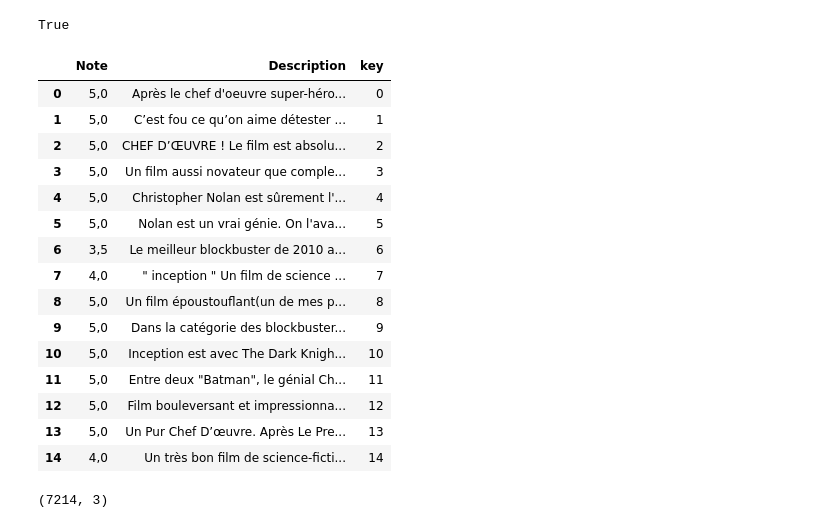
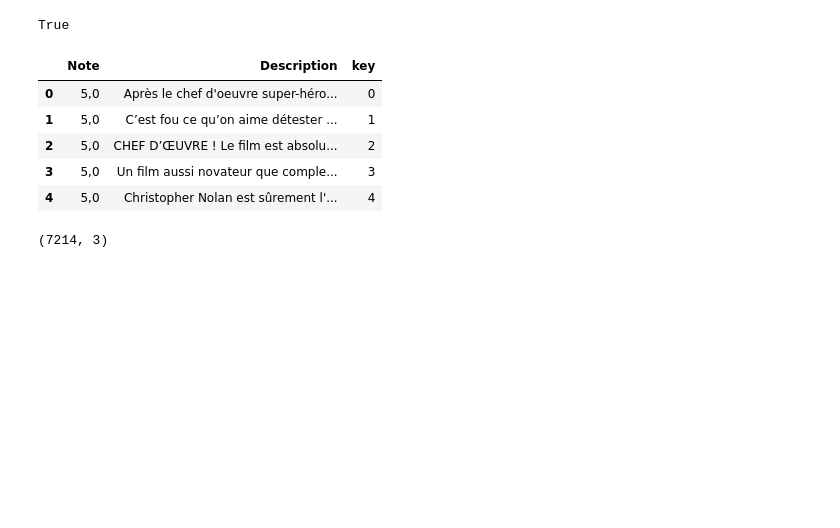
Before and after one commit to aggie7777/Jedha-Projects, a Jupyter notebook: Bloc4-analyse_unstructured_data/Analyse_sentiments_fre/allomovie_pen.ipynb, the cells around one changed output. Cells and saved outputs as stored; diff of their text form; code cells hidden in the pictures; blank space fills up the shorter version.

```diff
--- a/Bloc4-analyse_unstructured_data/Analyse_sentiments_fre/allomovie_pen.ipynb
+++ b/Bloc4-analyse_unstructured_data/Analyse_sentiments_fre/allomovie_pen.ipynb
@@ -54,6 +54,20 @@ np.random.seed(123)
 [nltk_data] Downloading package universal_tagset to
 [nltk_data]     C:\Users\Administrateur\AppData\Roaming\nltk_data...
 [nltk_data]   Package universal_tagset is already up-to-date!
+# %%
+import random
+random.seed(42)
+import matplotlib.pyplot as plt
+import seaborn as sns
+
+# Inline plots in Jupyter notebooks
+%matplotlib inline
+
+# better display of review text in dataframes
+pd.set_option('display.max_colwidth', 15)
+
+# Seaborn style
+sns.set(style="whitegrid")
 # %%
 import nltk
 nltk.download('stopwords')
@@ -79,24 +93,14 @@ True
 data = pd.read_csv("allocine_inception_avis9.csv")
 # %%
 # show top five rows of data
-data.head(15)
+data.head()
 # %% [output]
 |  | Note | Description | key |
 | 0 | 5,0 | Après le chef d'oeuvre super-héro... | 0 |
 | 1 | 5,0 | C’est fou ce qu’on aime détester ... | 1 |
 | 2 | 5,0 | CHEF D’ŒUVRE ! Le film est absolu... | 2 |
 | 3 | 5,0 | Un film aussi novateur que comple... | 3 |
 | 4 | 5,0 | Christopher Nolan est sûrement l'... | 4 |
-| 5 | 5,0 | Nolan est un vrai génie. On l'ava... | 5 |
-| 6 | 3,5 | Le meilleur blockbuster de 2010 a... | 6 |
-| 7 | 4,0 | " inception " Un film de science ... | 7 |
-| 8 | 5,0 | Un film époustouflant(un de mes p... | 8 |
-| 9 | 5,0 | Dans la catégorie des blockbuster... | 9 |
-| 10 | 5,0 | Inception est avec The Dark Knigh... | 10 |
-| 11 | 5,0 | Entre deux "Batman", le génial Ch... | 11 |
-| 12 | 5,0 | Film bouleversant et impressionna... | 12 |
-| 13 | 5,0 | Un Pur Chef D’œuvre. Après Le Pre... | 13 |
-| 14 | 4,0 | Un très bon film de science-ficti... | 14 |
 # %%
 # check the shape of the data
 data.shape
```
Also changed, not shown: parts of 21 cells of this notebook, 2 other files.
